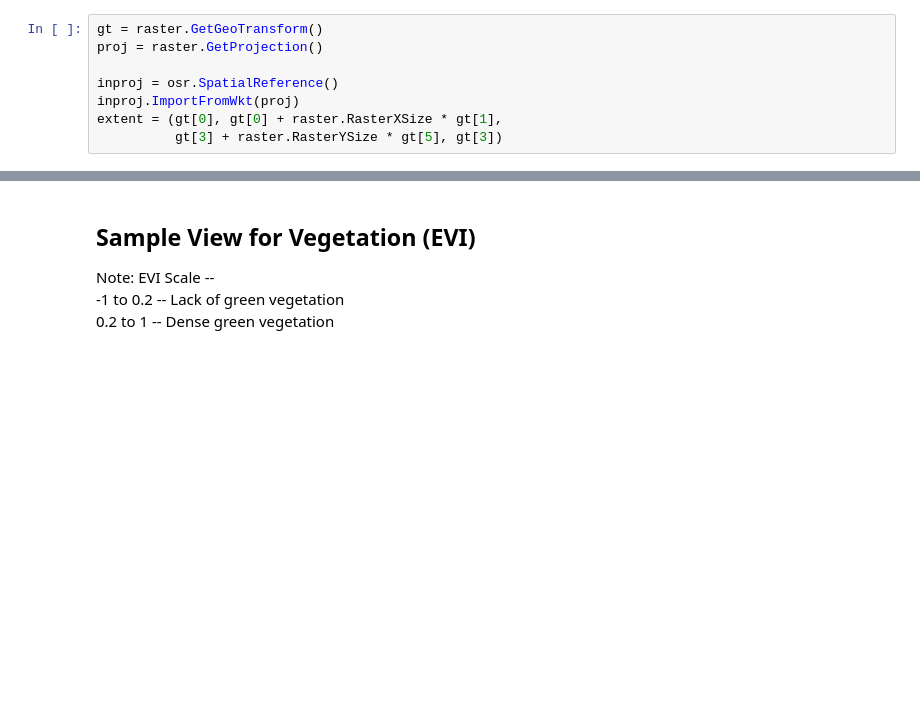
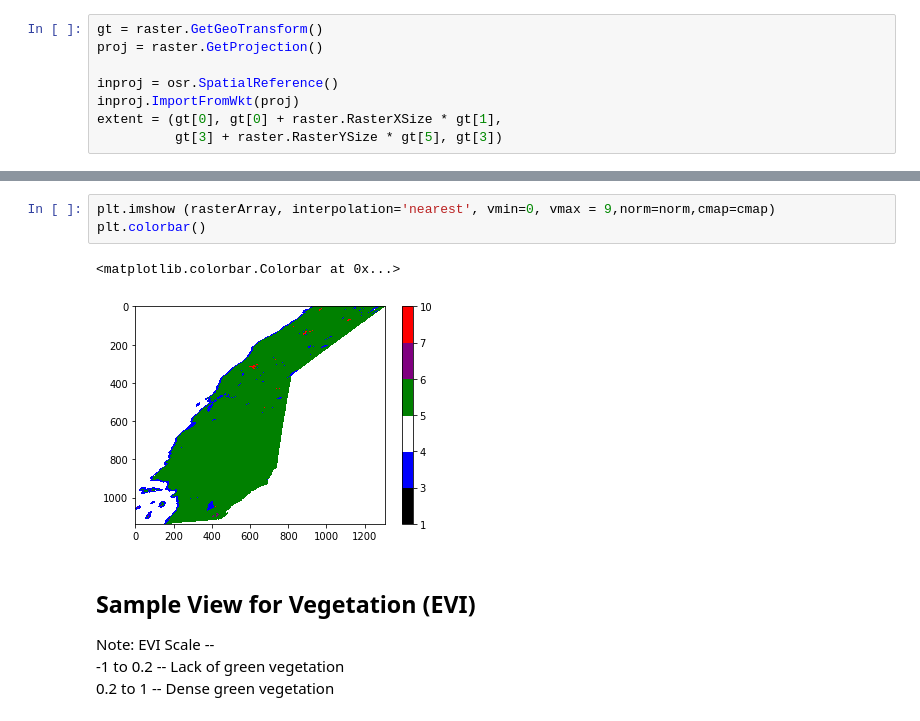
Before and after one commit to aniket-9/COGS-118B, a Jupyter notebook: Sample_view.ipynb, the cells around one changed output, grey strips where cells are left out. Cells and saved outputs as stored; diff of their text form; blank space fills up the shorter version.

```diff
--- a/Sample_view.ipynb
+++ b/Sample_view.ipynb
@@ -46,3 +47,9 @@ fig.colorbar(im, spacing='proportional', ticks=np.arange(0,11))
+# %%
+plt.imshow (rasterArray, interpolation='nearest', vmin=0, vmax = 9,norm=norm,cmap=cmap)
+plt.colorbar()
+# %% [output]
+<matplotlib.colorbar.Colorbar at 0x...>
+[figure, added]
 # %% [markdown]
 ## Sample View for Vegetation (EVI)
 Note: EVI Scale --
```
Also changed, not shown: parts of 2 cells of this notebook, 1 other file.
